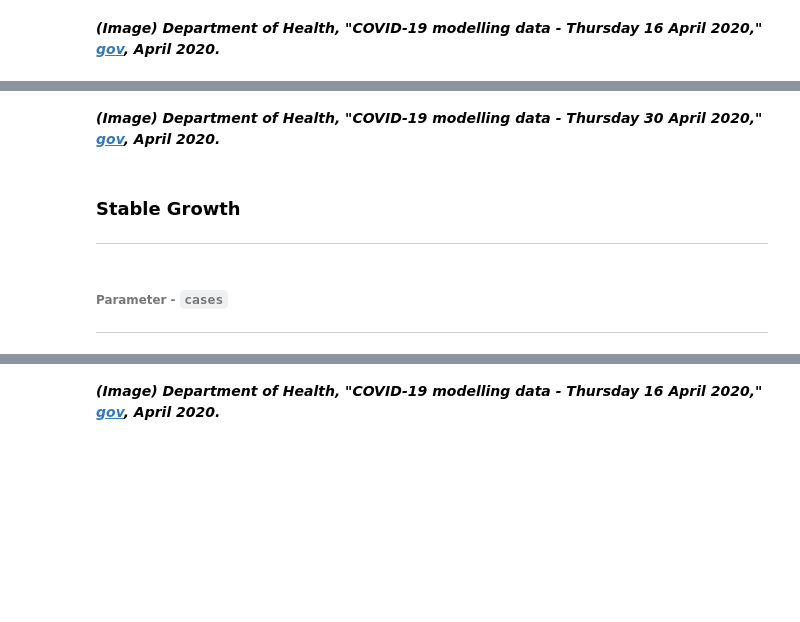
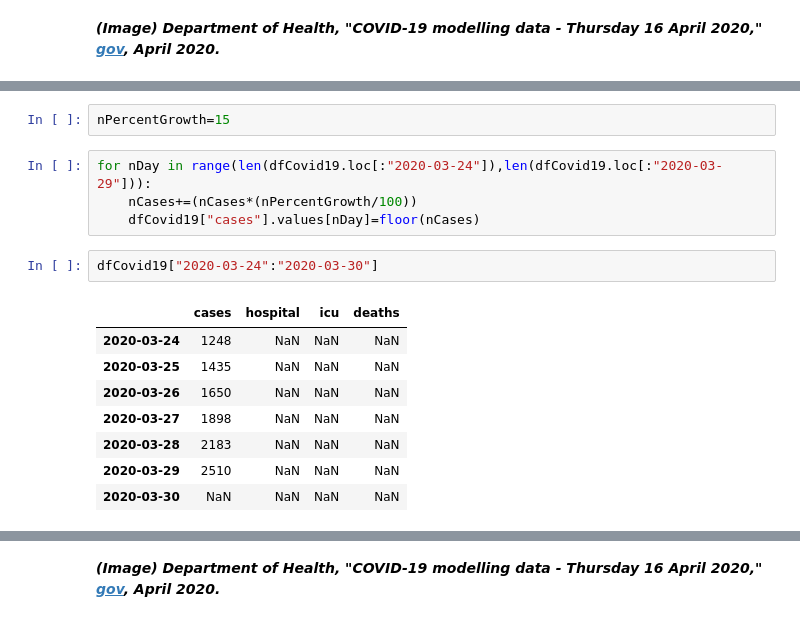
Before and after one commit to E6985/pda-numpy-random-simulation, a Jupyter notebook: Programming-for-Data-Analysis-Project-2020.ipynb, the cells around one changed output, grey strips where cells are left out. Saved outputs shown, nothing was run; the diff lists cells and outputs as text; blank space fills up the shorter version.

```diff
--- a/Programming-for-Data-Analysis-Project-2020.ipynb
+++ b/Programming-for-Data-Analysis-Project-2020.ipynb
@@ -365,11 +438,20 @@ After some online research, I find that full-time post-graduate students study o
-# %% [markdown]
-***(Image) Department of Health, "COVID-19 modelling data - Thursday 30 April 2020," [gov](https://web.archive.org/web/20201101052836/https://www.gov.ie/en/publication/fed29a-covid-19-modelling-data-thursday-30-april-2020), April 2020.***
-# %% [markdown]
-### Stable Growth
-***
-# %% [markdown]
-###### Parameter - ``cases``
-***
+# %%
+nPercentGrowth=15
+# %%
+for nDay in range(len(dfCovid19.loc[:"2020-03-24"]),len(dfCovid19.loc[:"2020-03-29"])):
+    nCases+=(nCases*(nPercentGrowth/100))
+    dfCovid19["cases"].values[nDay]=floor(nCases)
+# %%
+dfCovid19["2020-03-24":"2020-03-30"]
+# %% [output]
+|  | cases | hospital | icu | deaths |
+| 2020-03-24 | 1248 | NaN | NaN | NaN |
+| 2020-03-25 | 1435 | NaN | NaN | NaN |
+| 2020-03-26 | 1650 | NaN | NaN | NaN |
+| 2020-03-27 | 1898 | NaN | NaN | NaN |
+| 2020-03-28 | 2183 | NaN | NaN | NaN |
+| 2020-03-29 | 2510 | NaN | NaN | NaN |
+| 2020-03-30 | NaN | NaN | NaN | NaN |
 # %% [markdown]
 [<img style="float:right;" src="img/log-linear.png" target="_blank" width=200/>](https://github.com/E6985/pda-numpy-random-simulation/blob/main/img/log-linear.png)
 
```
Also changed, not shown: parts of 70 cells of this notebook.
